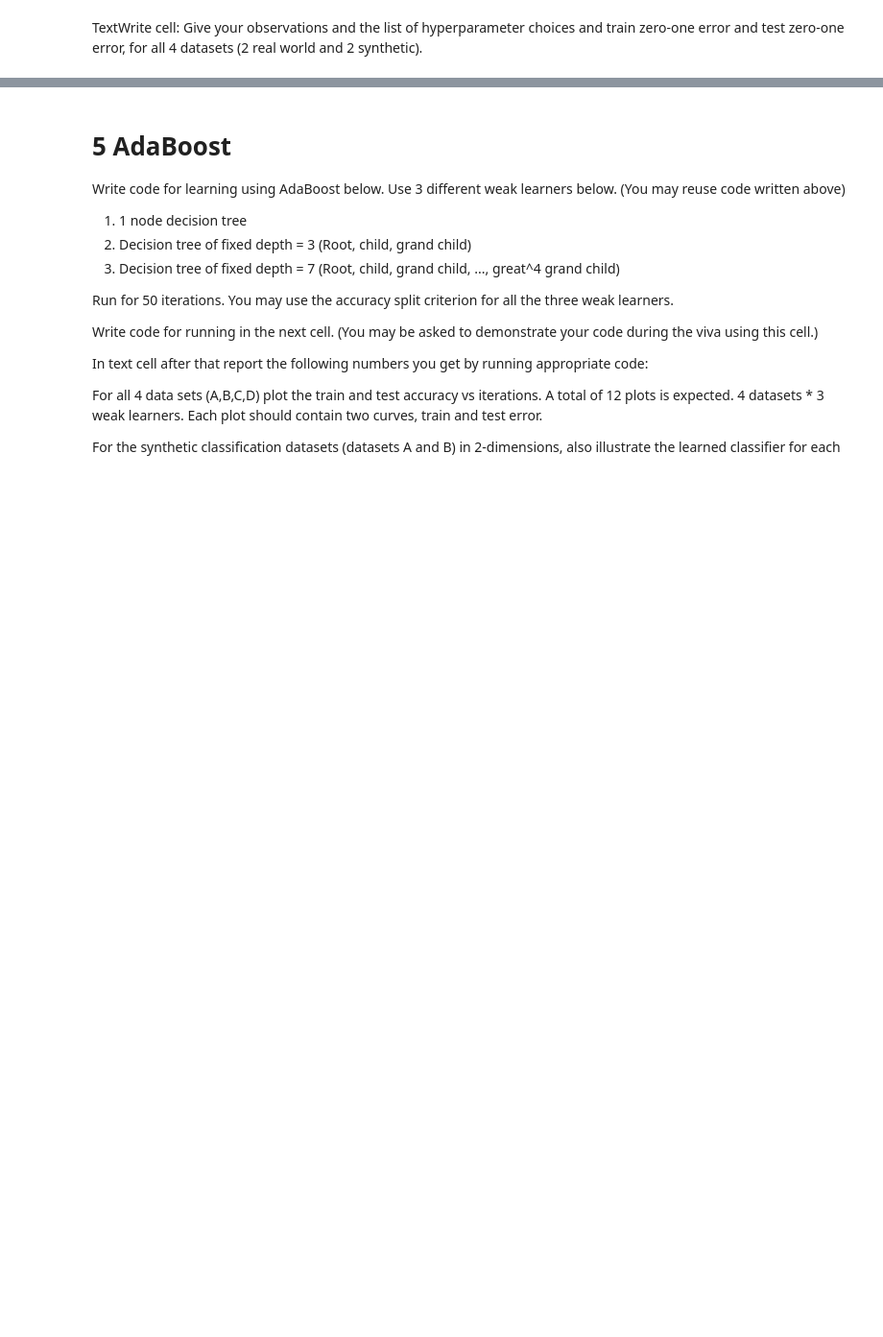
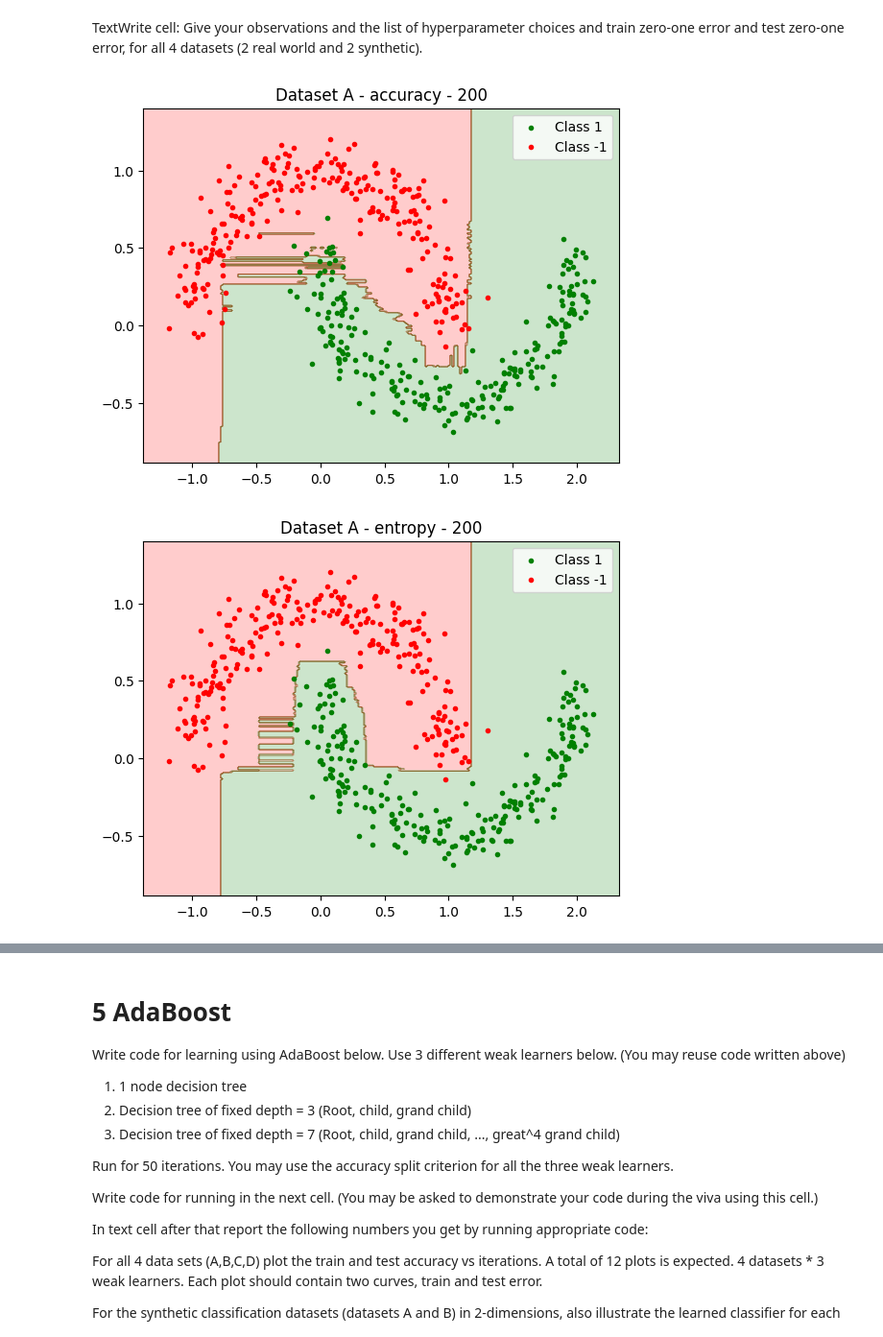
Before and after one commit to bersilin-robert1609/CS5691-PRML, a Jupyter notebook: Assignment-2/Notebook/ProgAss2_Student.ipynb, the cells around one changed output, grey strips where cells are left out. Shown at 96% size. Saved outputs shown, nothing was run; the diff lists cells and outputs as text; code cells hidden in the pictures; blank space fills up the shorter version.

```diff
--- a/Assignment-2/Notebook/ProgAss2_Student.ipynb
+++ b/Assignment-2/Notebook/ProgAss2_Student.ipynb
@@ -682,14 +681,16 @@ def find_accuracy(X_left_count, X_right_count, X_left_pos, X_right_pos):
     total = X_left_count + X_right_count
     return max(X_left_pos + X_right_neg, X_left_neg + X_right_pos, X_left_pos + X_right_pos, X_left_neg + X_right_neg) / total
 
-def find_best_attribute_threshold(X, Y, criterion):
+def find_best_attribute_threshold(X, Y, criterion, b=0.5):
     """
     Finds the best attribute and threshold to split based on the criterion
     """
     best_attribute, best_threshold = None, None
     best_accuracy, best_entropy = 0, np.inf
 
-    for attribute in range(X.shape[1]):
+    attributes = np.random.choice(X.shape[1], int(b * X.shape[1]), replace=False)
+
+    for attribute in attributes:
         sorted_thresholds = np.sort(np.unique(X[:, attribute]))
         sorted_X, sorted_Y = np.sort(X[:, attribute]), Y[np.argsort(X[:, attribute])]
         X_left_count, X_right_count = 0, X.shape[0]
@@ -723,7 +724,7 @@ class Node:
         self.threshold = threshold # if internal, threshold is the threshold, else None
         self.left, self.right = None, None
 
-    def split_node(self, X, Y, criterion, num_nodes_stop):
+    def split_node(self, X, Y, criterion, num_nodes_stop, b=0.5):
         """
         Splits the node into two children nodes based on the best attribute and threshold
         """
@@ -739,7 +740,7 @@ class Node:
             return self
 
         self.type = 1
-        self.attribute, self.threshold = find_best_attribute_threshold(X, Y, criterion)
+        self.attribute, self.threshold = find_best_attribute_threshold(X, Y, criterion, b)
         X_left, X_right = X[X[:, self.attribute] <= self.threshold], X[X[:, self.attribute] > self.threshold]
         Y_left, Y_right = Y[X[:, self.attribute] <= self.threshold], Y[X[:, self.attribute] > self.threshold]
 
@@ -749,8 +750,8 @@ class Node:
             return self
 
         node_left, node_right = Node(None, None, None, None), Node(None, None, None, None)
-        self.left = node_left.split_node(X_left, Y_left, criterion, num_nodes_stop)
-        self.right = node_right.split_node(X_right, Y_right, criterion, num_nodes_stop)
+        self.left = node_left.split_node(X_left, Y_left, criterion, num_nodes_stop, b)
+        self.right = node_right.split_node(X_right, Y_right, criterion, num_nodes_stop, b)
         return self
 
     def predict(self, X):
@@ -762,7 +763,7 @@ class Node:
         else:
             return self.left.predict(X) if X[self.attribute] <= self.threshold else self.right.predict(X)
 
-def train_decision_tree(X, Y, num_nodes_stop=1, criterion='accuracy'):
+def train_decision_tree(X, Y, num_nodes_stop=1, criterion='accuracy', b=0.5):
     """
     Returns a decision tree trained on X and Y.
     Stops splitting nodes when a node has hit a size of "num_nodes_stop" or lower.
@@ -770,7 +771,7 @@ def train_decision_tree(X, Y, num_nodes_stop=1, criterion='accuracy'):
     Returns a tree (In whatever format that you find appropriate)
     """
     root = Node(None, None, None, None)
-    return root.split_node(X, Y, criterion, num_nodes_stop)
+    return root.split_node(X, Y, criterion, num_nodes_stop, b)
 
 def eval_decision_tree(tree, test_X):
     """
@@ -810,7 +811,7 @@ def train_random_forest(X, Y, num_trees=10, num_nodes_stop=1, criterion='accurac
     forest = Forest()
     for _ in range(num_trees):
         X_train, Y_train = resample(X, Y, a)
-        tree = train_decision_tree(X_train, Y_train, num_nodes_stop, criterion)
+        tree = train_decision_tree(X_train, Y_train, num_nodes_stop, criterion, b)
         forest.add_tree(tree)
     return forest
 
@@ -886,0 +890,36 @@ TextWrite cell: Give your observations and the list of hyperparameter choices an
+# %%
+## Codewrite cell: Generate plots of learned Random Forest classifier on dataset_A and datasset_B.
+# Plots should give both the learned classifier and the train data.
+# Plots required only for the accuracy criterion.
+# Similar to  Bishop Figure 4.5 (with just two classes here.)
+# Total number of plots = 2
+
+
+criterions = ['accuracy', 'entropy']
+
+def plot_decision_boundary(X_test, Y_test, forest, title):
+    """
+    Plots the decision boundary for the given forest
+    """
+    minX, maxX = np.min(X_test[:, 0]), np.max(X_test[:, 0])
+    minY, maxY = np.min(X_test[:, 1]), np.max(X_test[:, 1])
+    points = 250
+    X, Y = np.meshgrid(np.linspace(minX-0.2, maxX+0.2, points), np.linspace(minY-0.2, maxY+0.2, points))
+    Z = forest.predict_values(np.c_[X.ravel(), Y.ravel()])
+    Z = Z.reshape(X.shape)
+    plt.contourf(X, Y, Z, colors=['red', 'green'], alpha=0.2)
+    plt.scatter(X_test[Y_test == 1, 0], X_test[Y_test == 1, 1], color='green', label='Class 1', marker='.')
+    plt.scatter(X_test[Y_test == -1, 0], X_test[Y_test == -1, 1], color='red', label='Class -1', marker='.')
+    plt.title(title)
+    plt.legend()
+    plt.show()
+
+for a in ['A', 'B']:
+    for criterion in criterions:
+        data = np.load('../../Data/dataset_{}.npz'.format(a))
+        X_train, Y_train, X_test, Y_test = data['arr_0'], data['arr_1'], data['arr_2'], data['arr_3']
+        forest = best_forests[a][criterion]
+        plot_decision_boundary(X_test, Y_test, forest, f"Dataset {a} - {criterion} - {best_num_trees[a][criterion]}")
+# %% [output]
+[figure, added]
+[figure, added]
```
Also changed, not shown: parts of 11 cells of this notebook, 1 other file.
